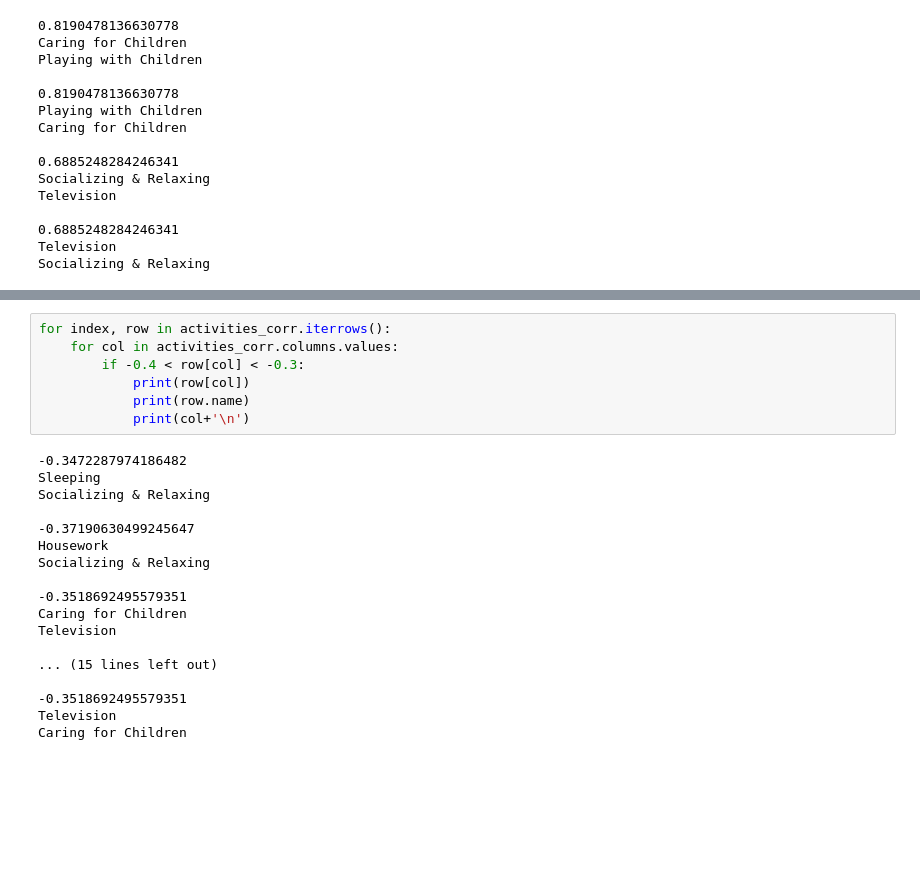
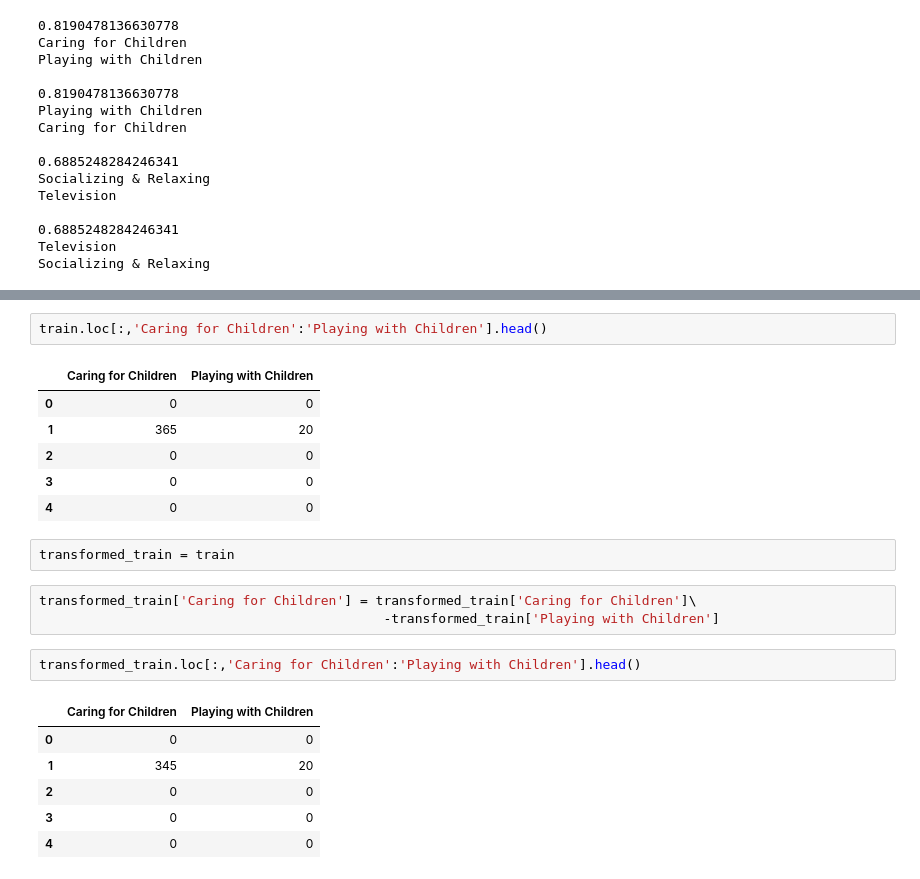
Before and after one commit to shenoyrahul444/IAC---Round-1-, a Jupyter notebook: Data Exploration.ipynb, the cells around one changed output, grey strips where cells are left out. Saved outputs shown, nothing was run; the diff lists cells and outputs as text; blank space fills up the shorter version.

Commit message:
Performed feature engineering on the columns "Caring for Children", "Socializing & Relaxing" and "Total"

```diff
--- a/Data Exploration.ipynb
+++ b/Data Exploration.ipynb
@@ -76,25 +61,23 @@ Caring for Children
-# %%
-for index, row in activities_corr.iterrows():
-    for col in activities_corr.columns.values:
-        if -0.4 < row[col] < -0.3:
-            print(row[col])
-            print(row.name)
-            print(col+'\n')
-# %% [output]
--0.3472287974186482
-Sleeping
-Socializing & Relaxing
-
--0.37190630499245647
-Housework
-Socializing & Relaxing
-
--0.3518692495579351
-Caring for Children
-Television
-
-... (15 lines left out)
-
--0.3518692495579351
-Television
-Caring for Children
+# %%
+train.loc[:,'Caring for Children':'Playing with Children'].head()
+# %% [output]
+|  | Caring for Children | Playing with Children |
+| 0 | 0 | 0 |
+| 1 | 365 | 20 |
+| 2 | 0 | 0 |
+| 3 | 0 | 0 |
+| 4 | 0 | 0 |
+# %%
+transformed_train = train
+# %%
+transformed_train['Caring for Children'] = transformed_train['Caring for Children']\
+                                            -transformed_train['Playing with Children']
+# %%
+transformed_train.loc[:,'Caring for Children':'Playing with Children'].head()
+# %% [output]
+|  | Caring for Children | Playing with Children |
+| 0 | 0 | 0 |
+| 1 | 345 | 20 |
+| 2 | 0 | 0 |
+| 3 | 0 | 0 |
+| 4 | 0 | 0 |
```
Also changed, not shown: parts of 12 cells of this notebook.
